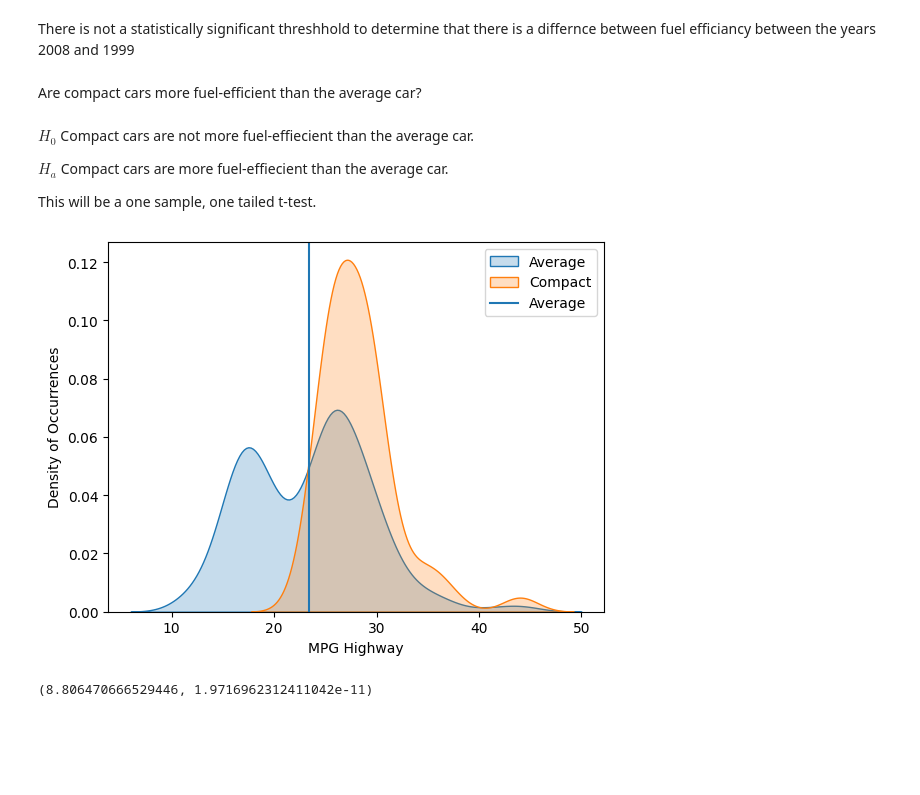
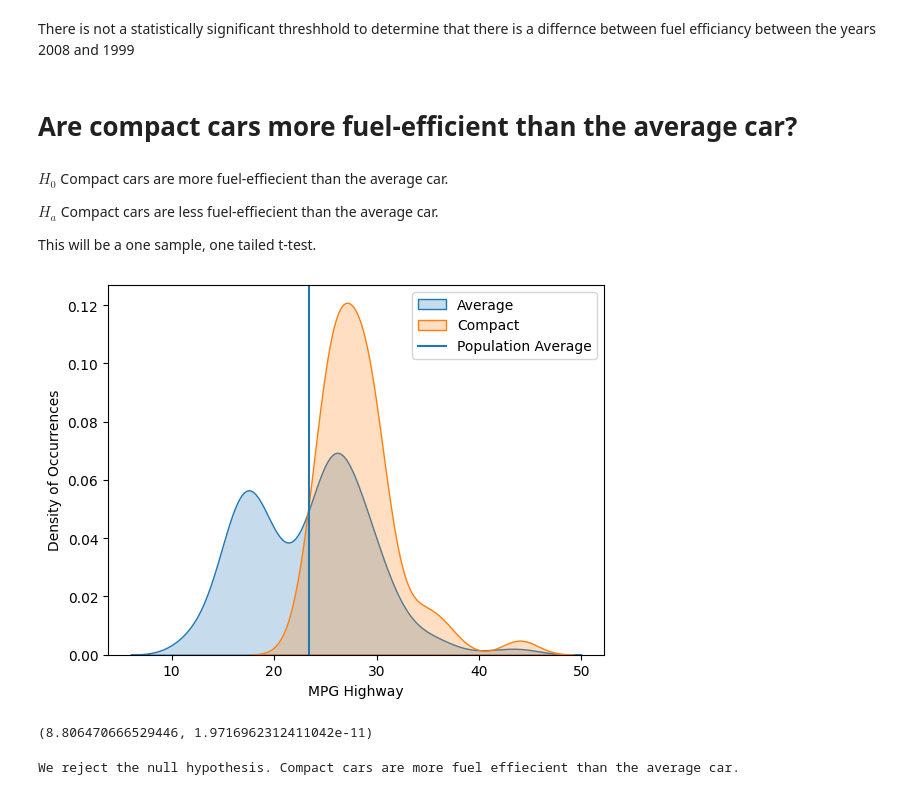
Before and after one commit to eelysee/statistics-exercises, a Jupyter notebook: hypothesis_testing.ipynb, the cells around one changed output. Cells and saved outputs as stored; diff of their text form; code cells hidden in the pictures; blank space fills up the shorter version.

```diff
--- a/hypothesis_testing.ipynb
+++ b/hypothesis_testing.ipynb
@@ -440,11 +440,11 @@ We fail to reject the null hypothesis.
 # %% [markdown]
 There is not a statistically significant threshhold to determine that there is a differnce between fuel efficiancy between the years 2008 and 1999
 # %% [markdown]
-Are compact cars more fuel-efficient than the average car?
+# Are compact cars more fuel-efficient than the average car?
 # %% [markdown]
-$H_0$ Compact cars are not more fuel-effiecient than the average car.
+$H_0$ Compact cars are more fuel-effiecient than the average car.
 
-$H_a$ Compact cars are more fuel-effiecient than the average car.
+$H_a$ Compact cars are less fuel-effiecient than the average car.
 
 This will be a one sample, one tailed t-test.
 # %%
@@ -454,13 +454,13 @@ compact = mpg[mpg['class'] == 'compact'].hwy
 # %%
 sns.kdeplot(data=hwy, label='Average', fill= True)
 sns.kdeplot(compact, label='Compact', fill = True)
-plt.axvline(hwy.mean() , label= 'Average')
+plt.axvline(hwy.mean() , label= 'Population Average')
 plt.ylabel('Density of Occurrences')
 plt.xlabel('MPG Highway')
 plt.legend()
 plt.show()
 # %% [output]
-[figure, old version]
+[figure, new version]
 # %%
 avg_t , avg_p = stats.ttest_1samp(compact, hwy.mean())
 # %%
@@ -473,0 +470,9 @@ if (avg_p /2) < a and avg_t
+# %%
+a = 0.05
+
+if (avg_p /2) < a and avg_t > 0:
+    print('We reject the null hypothesis. Compact cars are more fuel effiecient than the average car.')
+else:
+    print('We have failed to reject the null hypothesis.')
+# %% [output]
+We reject the null hypothesis. Compact cars are more fuel effiecient than the average car.
```
Also changed, not shown: parts of 19 cells of this notebook.
